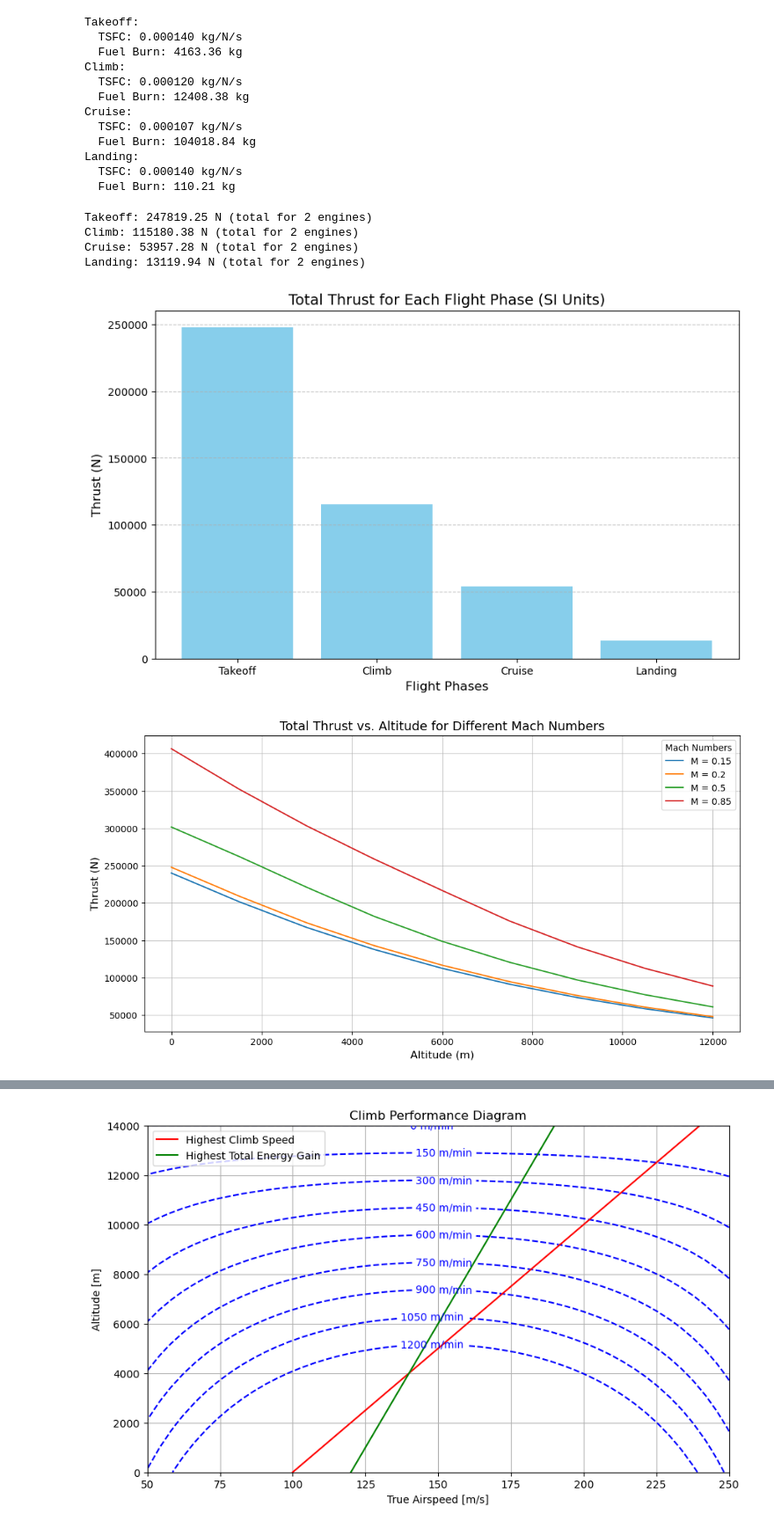
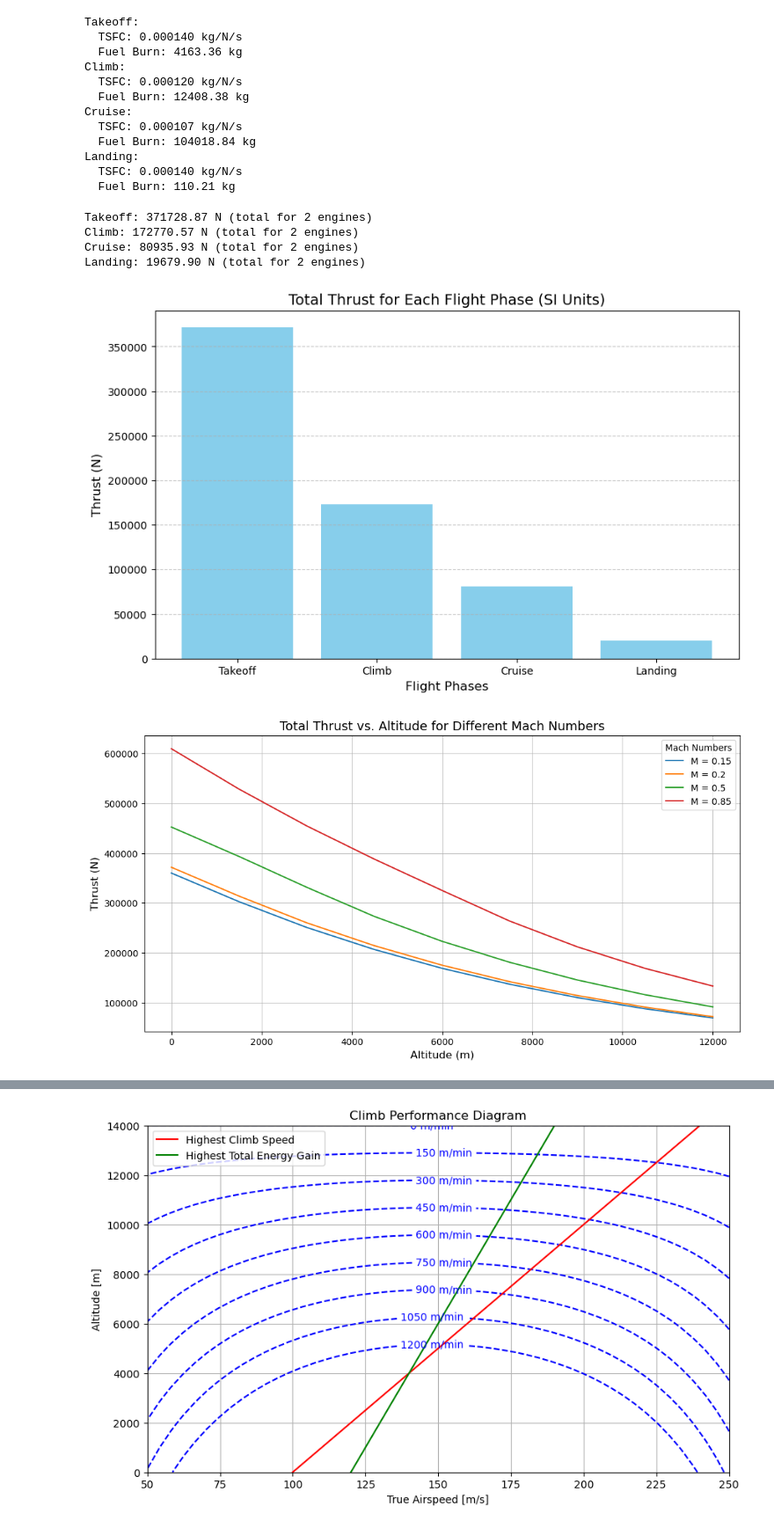
Before and after one commit to AntoineVanHoye/integrated_project, a Jupyter notebook: thrust.ipynb, the cells around one changed output, grey strips where cells are left out. Shown: that part at 88% size. Saved outputs shown, nothing was run; the diff lists cells and outputs as text; code cells hidden in the pictures.

```diff
--- a/thrust.ipynb
+++ b/thrust.ipynb
@@ -177,7 +177,7 @@ flight_phases = {
 }
 
 # Constants
-F0 = 100000 # Sea level thrust per engine in N
+F0 = 150000 # Sea level thrust per engine in N
 num_engines = 2  # Number of engines
 
 # Calculate thrust for each phase
@@ -195,39 +195,39 @@ for phase, params in flight_phases.items():
     phases.append(phase)
     print(f"{phase}: {total_thrust:.2f} N (total for {num_engines} engines)")
 
 # Visualization: Bar plot for thrust in each phase
 plt.figure(figsize=(10, 6))
 plt.bar(phases, thrust_results, color='skyblue')
 plt.title("Total Thrust for Each Flight Phase (SI Units)", fontsize=14)
 plt.ylabel("Thrust (N)", fontsize=12)
 plt.xlabel("Flight Phases", fontsize=12)
 plt.grid(axis='y', linestyle='--', alpha=0.7)
 plt.show()
 
 # Visualization: Thrust vs. Altitude and Mach Number
 altitudes = range(0, 12500, 1500)  # Altitudes from 0 to 11,000 m
 mach_numbers = [0.15, 0.2, 0.5, 0.85]  # Example Mach numbers (Landing, Takeoff, Climb, Cruise)
 
 plt.figure(figsize=(12, 6))
 for M in mach_numbers:
     thrusts = [
         high_bypass_turbofan_thrust(F0, 1.0, H, M, 0) * num_engines for H in altitudes
     ]
     plt.plot(altitudes, thrusts, label=f"M = {M}")
 
 plt.title("Total Thrust vs. Altitude for Different Mach Numbers", fontsize=14)
 plt.ylabel("Thrust (N)", fontsize=12)
 plt.xlabel("Altitude (m)", fontsize=12)
 plt.legend(title="Mach Numbers", fontsize=10)
 plt.grid(alpha=0.7)
 plt.show()
 # %% [output]
-Takeoff: 247819.25 N (total for 2 engines)
-Climb: 115180.38 N (total for 2 engines)
-Cruise: 53957.28 N (total for 2 engines)
-Landing: 13119.94 N (total for 2 engines)
+Takeoff: 371728.87 N (total for 2 engines)
+Climb: 172770.57 N (total for 2 engines)
+Cruise: 80935.93 N (total for 2 engines)
+Landing: 19679.90 N (total for 2 engines)
-[figure, old version]
+[figure, new version]
-[figure, old version]
+[figure, new version]
 # %%
 import matplotlib.pyplot as plt
 import math
```
Also changed, not shown: parts of 4 cells of this notebook.
